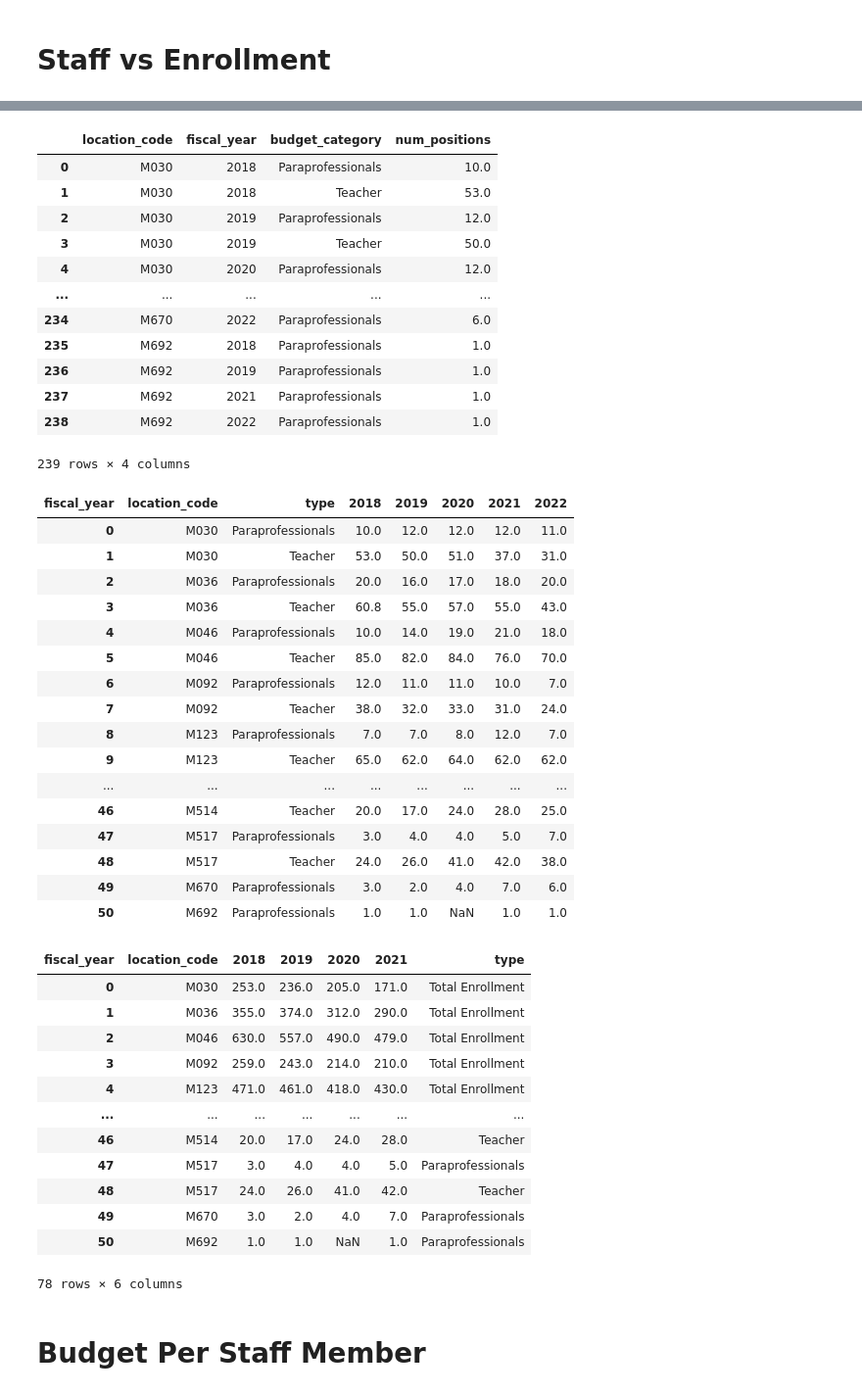
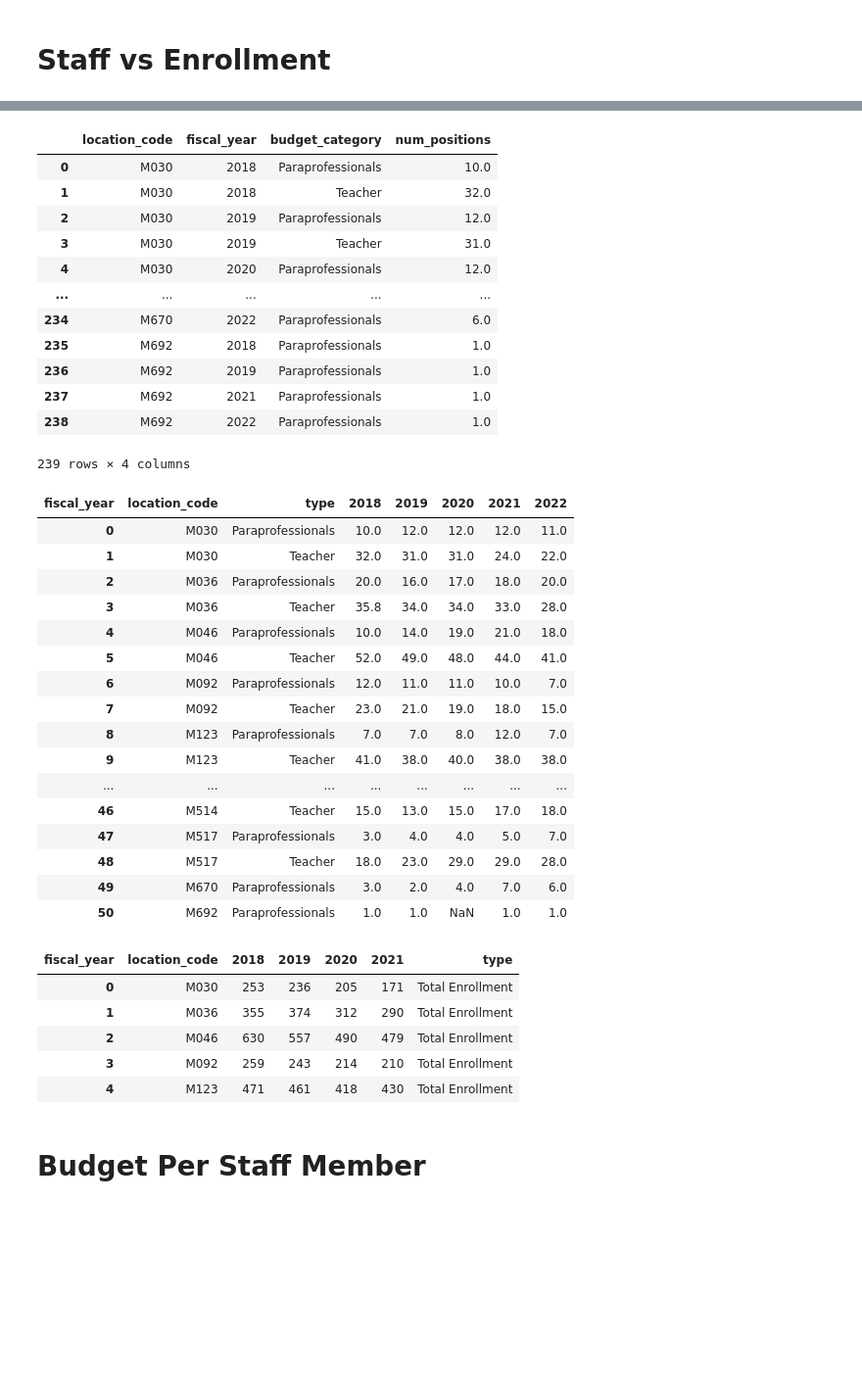
Before and after one commit to vaishalitalwar/School-Budget-and-Allocations, a Jupyter notebook: notebooks/streamlitVisuals.ipynb, the cells around one changed output, grey strips where cells are left out. Shown: that part at 98% size. Drawn from its saved outputs; the diff is of its cells as text; code cells hidden in the pictures; blank space fills up the shorter version.

```diff
--- a/notebooks/streamlitVisuals.ipynb
+++ b/notebooks/streamlitVisuals.ipynb
@@ -28,5 +50,5 @@ totalAllocations['type'] = 'allocations'
 # %%
-budget = pd.read_csv(r"C:\Users\ebroh\BetaNYC\School Budgets\School-Budget-and-Allocations\data\district 5\budget_district_5.csv")
+budget = pd.read_csv(f"../data/district {district}/budget_district_{district}.csv")
 budget = budget.drop(columns = ['Unnamed: 0'])
 budget['amountNum'] = budget['amount'].apply((lambda x: moneyToFloat(x)))
-budget
+# budget.head()
@@ -179,0 +195,3 @@ enrollment
+# %%
+enrollment = pd.read_csv(f"..\data\district {district}\district_{district}_demographic_data.csv")
+enrollment
@@ -304,9 +335,9 @@ positions_per_school
 # %% [output]
 |  | location_code | fiscal_year | budget_category | num_positions |
 | 0 | M030 | 2018 | Paraprofessionals | 10.0 |
-| 1 | M030 | 2018 | Teacher | 53.0 |
+| 1 | M030 | 2018 | Teacher | 32.0 |
 | 2 | M030 | 2019 | Paraprofessionals | 12.0 |
-| 3 | M030 | 2019 | Teacher | 50.0 |
+| 3 | M030 | 2019 | Teacher | 31.0 |
 | 4 | M030 | 2020 | Paraprofessionals | 12.0 |
 | ... | ... | ... | ... | ... |
 | 234 | M670 | 2022 | Paraprofessionals | 6.0 |
@@ -319,47 +350,42 @@ positions_per_school
 positions_per_school_pivot = positions_per_school.pivot(index = ['location_code', 'budget_category'], columns = 'fiscal_year', values = 'num_positions').reset_index()
 positions_per_school_pivot = positions_per_school_pivot.rename(columns = {'budget_category': 'type'})
 positions_per_school_pivot = positions_per_school_pivot.rename(columns = {2018:'2018', 2019:'2019', 2020:'2020', 2021:'2021'})
+positions_per_school_pivot.to_csv(rf"..\data\district {district}\graphs\positions_per_school_district_{district}.csv",index=False) #3
 positions_per_school_pivot
 # %% [output]
 | fiscal_year | location_code | type | 2018 | 2019 | 2020 | 2021 | 2022 |
 | 0 | M030 | Paraprofessionals | 10.0 | 12.0 | 12.0 | 12.0 | 11.0 |
-| 1 | M030 | Teacher | 53.0 | 50.0 | 51.0 | 37.0 | 31.0 |
+| 1 | M030 | Teacher | 32.0 | 31.0 | 31.0 | 24.0 | 22.0 |
 | 2 | M036 | Paraprofessionals | 20.0 | 16.0 | 17.0 | 18.0 | 20.0 |
-| 3 | M036 | Teacher | 60.8 | 55.0 | 57.0 | 55.0 | 43.0 |
+| 3 | M036 | Teacher | 35.8 | 34.0 | 34.0 | 33.0 | 28.0 |
 | 4 | M046 | Paraprofessionals | 10.0 | 14.0 | 19.0 | 21.0 | 18.0 |
-| 5 | M046 | Teacher | 85.0 | 82.0 | 84.0 | 76.0 | 70.0 |
+| 5 | M046 | Teacher | 52.0 | 49.0 | 48.0 | 44.0 | 41.0 |
 | 6 | M092 | Paraprofessionals | 12.0 | 11.0 | 11.0 | 10.0 | 7.0 |
-| 7 | M092 | Teacher | 38.0 | 32.0 | 33.0 | 31.0 | 24.0 |
+| 7 | M092 | Teacher | 23.0 | 21.0 | 19.0 | 18.0 | 15.0 |
 | 8 | M123 | Paraprofessionals | 7.0 | 7.0 | 8.0 | 12.0 | 7.0 |
-| 9 | M123 | Teacher | 65.0 | 62.0 | 64.0 | 62.0 | 62.0 |
+| 9 | M123 | Teacher | 41.0 | 38.0 | 40.0 | 38.0 | 38.0 |
 | ... | ... | ... | ... | ... | ... | ... | ... |
-| 46 | M514 | Teacher | 20.0 | 17.0 | 24.0 | 28.0 | 25.0 |
+| 46 | M514 | Teacher | 15.0 | 13.0 | 15.0 | 17.0 | 18.0 |
 | 47 | M517 | Paraprofessionals | 3.0 | 4.0 | 4.0 | 5.0 | 7.0 |
-| 48 | M517 | Teacher | 24.0 | 26.0 | 41.0 | 42.0 | 38.0 |
+| 48 | M517 | Teacher | 18.0 | 23.0 | 29.0 | 29.0 | 28.0 |
 | 49 | M670 | Paraprofessionals | 3.0 | 2.0 | 4.0 | 7.0 | 6.0 |
 | 50 | M692 | Paraprofessionals | 1.0 | 1.0 | NaN | 1.0 | 1.0 |
 # %%
 totalEnrollment = enrollment[['DBN','fiscal_year', 'Total Enrollment']]
 totalEnrollment = totalEnrollment.rename(columns = {'DBN': 'location_code'})
 totalEnrollmentPivot = totalEnrollment.pivot(index = 'location_code', columns = 'fiscal_year', values = 'Total Enrollment').reset_index()
 totalEnrollmentPivot['type'] = 'Total Enrollment'
 staffAndEnrollment = pd.concat([totalEnrollmentPivot,positions_per_school_pivot])
 staffAndEnrollment = staffAndEnrollment.drop(columns = ['2017', 2022])
-staffAndEnrollment
+staffAndEnrollment.to_csv(rf"..\data\district {district}\graphs\staff_and_enrollment_district_{district}.csv",index=False) #2
+staffAndEnrollment.head()
 # %% [output]
 | fiscal_year | location_code | 2018 | 2019 | 2020 | 2021 | type |
-| 0 | M030 | 253.0 | 236.0 | 205.0 | 171.0 | Total Enrollment |
-| 1 | M036 | 355.0 | 374.0 | 312.0 | 290.0 | Total Enrollment |
-| 2 | M046 | 630.0 | 557.0 | 490.0 | 479.0 | Total Enrollment |
-| 3 | M092 | 259.0 | 243.0 | 214.0 | 210.0 | Total Enrollment |
-| 4 | M123 | 471.0 | 461.0 | 418.0 | 430.0 | Total Enrollment |
-| ... | ... | ... | ... | ... | ... | ... |
-| 46 | M514 | 20.0 | 17.0 | 24.0 | 28.0 | Teacher |
-| 47 | M517 | 3.0 | 4.0 | 4.0 | 5.0 | Paraprofessionals |
-| 48 | M517 | 24.0 | 26.0 | 41.0 | 42.0 | Teacher |
-| 49 | M670 | 3.0 | 2.0 | 4.0 | 7.0 | Paraprofessionals |
-| 50 | M692 | 1.0 | 1.0 | NaN | 1.0 | Paraprofessionals |
+| 0 | M030 | 253 | 236 | 205 | 171 | Total Enrollment |
+| 1 | M036 | 355 | 374 | 312 | 290 | Total Enrollment |
+| 2 | M046 | 630 | 557 | 490 | 479 | Total Enrollment |
+| 3 | M092 | 259 | 243 | 214 | 210 | Total Enrollment |
+| 4 | M123 | 471 | 461 | 418 | 430 | Total Enrollment |
-78 rows × 6 columns
 # %% [markdown]
 # Budget Per Staff Member
 # %%
```
Also changed, not shown: parts of 20 cells of this notebook, 9 other files.
